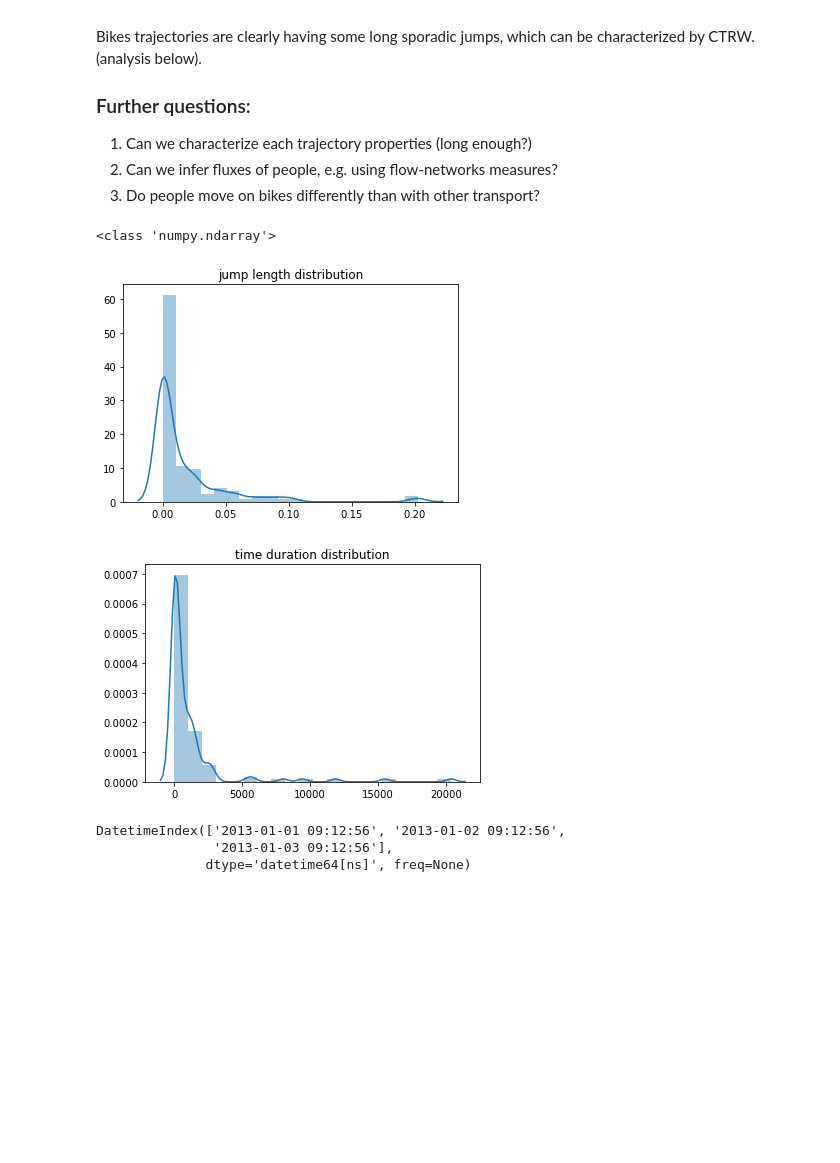
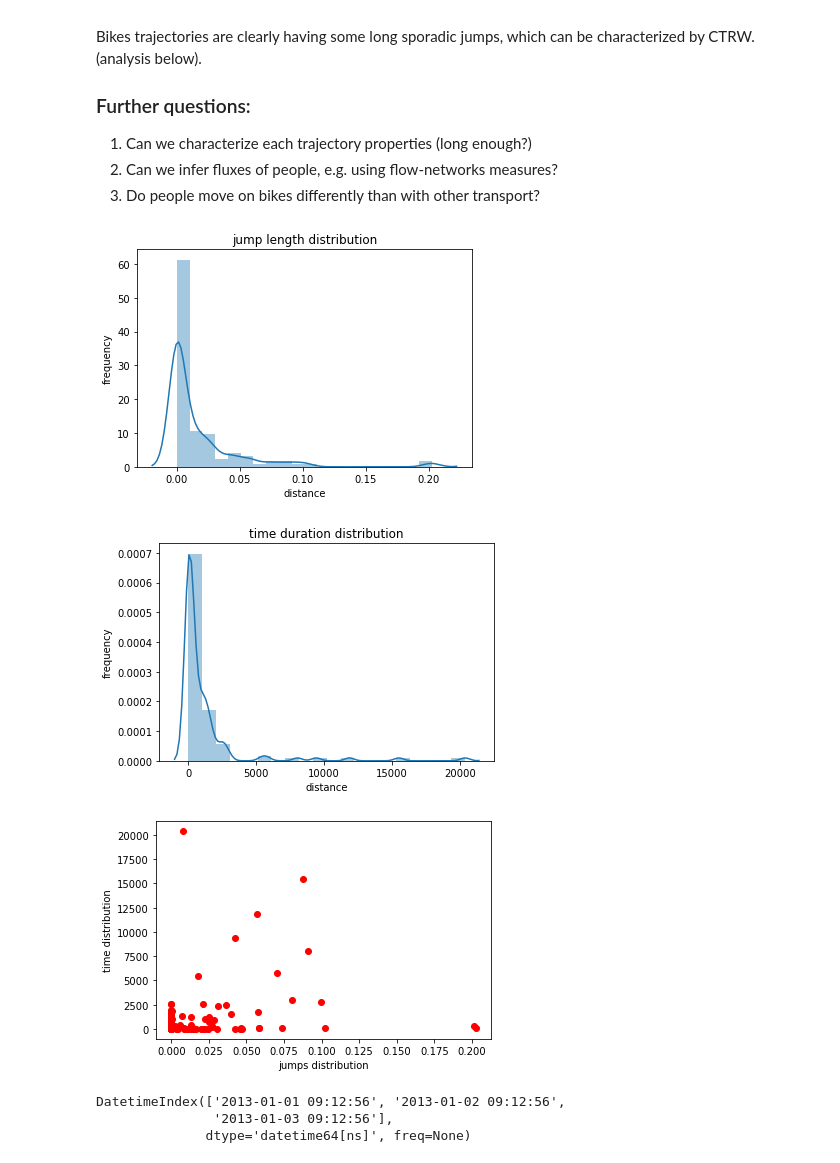
Before and after one commit to Liyubov/bike-sharing, a Jupyter notebook: bikes_mobility_analysis_trajectories/bikes_trajectories_analys.ipynb, the cells around one changed output. Saved outputs shown, nothing was run; the diff lists cells and outputs as text; code cells hidden in the pictures; blank space fills up the shorter version.

```diff
--- a/bikes_mobility_analysis_trajectories/bikes_trajectories_analys.ipynb
+++ b/bikes_mobility_analysis_trajectories/bikes_trajectories_analys.ipynb
@@ -297,6 +358,9 @@ def calc_dist(x1,x2,y1,y2): #function to calculate distance between 2 points in
     return np.sqrt((x1-x2)*(x1-x2)+(y1-y2)*(y1-y2))
 
 def calc_time_dist(Tarray): #array of time stamps is given
+    '''
+    format 2019-04-05 13:44:04
+    '''
     dist_time = np.zeros(len(Tarray))
     for ind in range(0, len(Tarray)-1):
         #print(pd.Timestamp.round(Tarray[ind+1]))
@@ -310,44 +374,46 @@ def calc_time_dist(Tarray): #array of time stamps is given
         dist_time[ind]  = (pd.Timestamp(time1) - pd.Timestamp(time2))/np.timedelta64(1,'m')
     return dist_time
 
-#2019-04-05 13:44:04
 
 # then we plot first trajectory on it
 first_traj = df_traj[df_traj.bikeId == 13001]
 
-# assign values to x, y coordinates
+# assign values to x, y coordinates and time
+# make sure that we get the right type of the data on both axis
 X_tr = first_traj.latitude.values
 Y_tr = first_traj.longitude.values
 Time_tr = first_traj.timestamp.values
 
-# make sure that we get the right type of the data on both axis
-
-print(type(X_tr))
 
 # now we apply this function to routes dataframe
 jumps_distribution = calc_jump_dist(X_tr,Y_tr)
 time_distribution = calc_time_dist(Time_tr)
 
 # now we are plotting the distribution of jump lengths
 seaborn.distplot(jumps_distribution, bins=20) #plt.hist(jumps_distribution, bins=20)
 plt.title('jump length distribution')
+plt.xlabel('distance')
+plt.ylabel('frequency')
 #ax.set_xscale('log')
 plt.show()
-
 
 
 # now we are plotting the distribution of time vs. length
 seaborn.distplot(time_distribution, bins=20) #plt.hist(time_distribution, bins=20)
 plt.title('time duration distribution')
+plt.xlabel('distance')
+plt.ylabel('frequency')
 #ax.set_xscale('log')
 plt.show()
 
-
+plt.plot(jumps_distribution,time_distribution, 'ro')
+plt.xlabel('jumps distribution')
+plt.ylabel('time distribution')
 plt.show()
 # %% [output]
-<class 'numpy.ndarray'>
-[figure, old version]
+[figure, new version]
-[figure, old version]
+[figure, new version]
+[figure, added]
 # %%
 dr = pd.date_range('20130101 09:12:56.1234', periods=3)
 dr.round('s')
```
Also changed, not shown: parts of 7 cells of this notebook.
